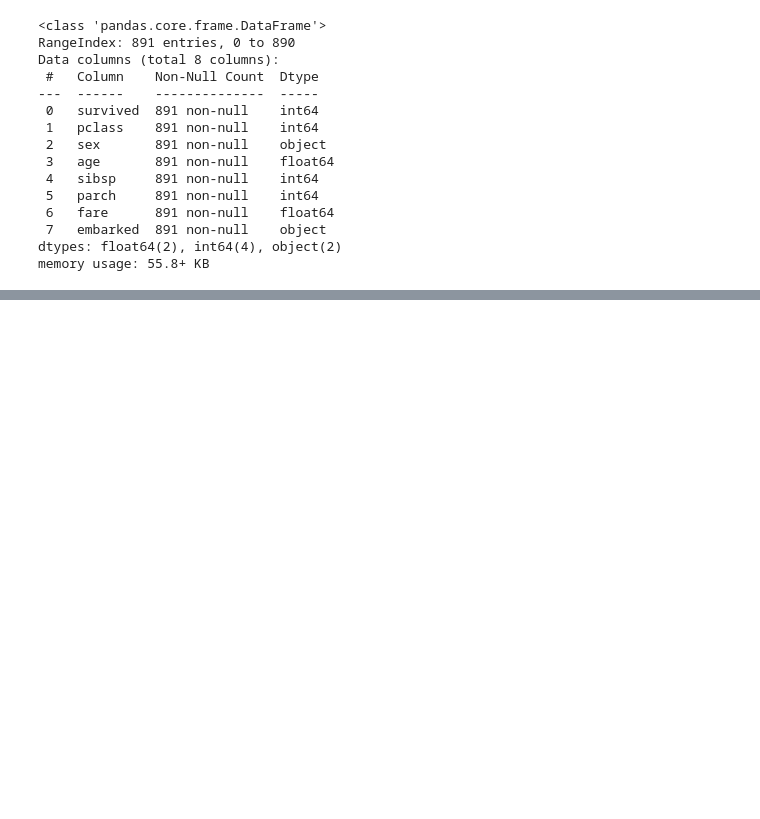
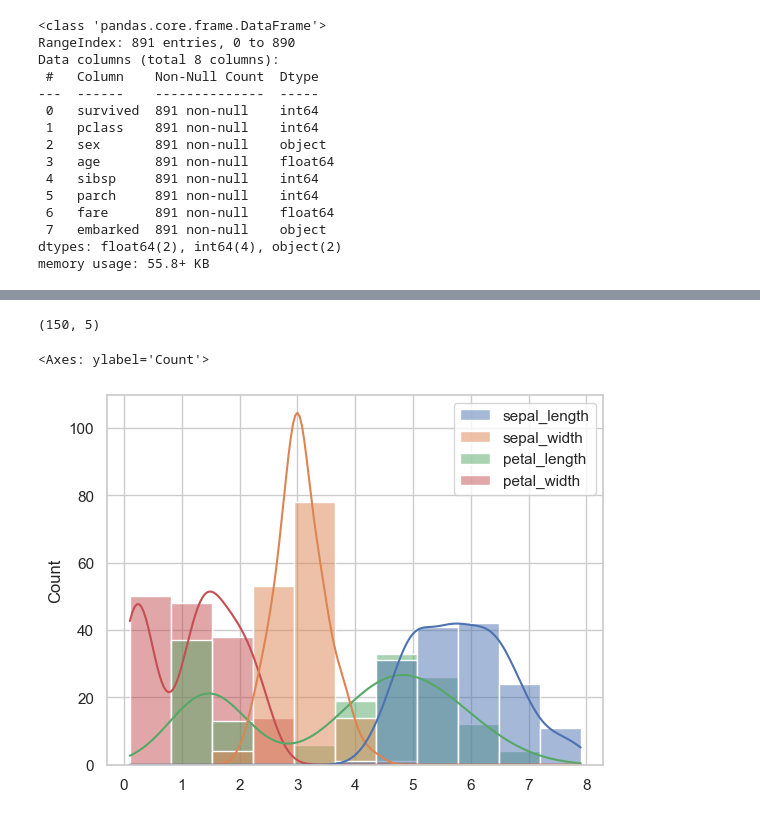
Before and after one commit to rashmiKumari03/Statistics_practical_FSDM_rev, a Jupyter notebook: Statistics_Practical_.ipynb, the cells around one changed output, grey strips where cells are left out. Cells and saved outputs as stored; diff of their text form; code cells hidden in the pictures; blank space fills up the shorter version.

```diff
--- a/Statistics_Practical_.ipynb
+++ b/Statistics_Practical_.ipynb
@@ -1048,0 +1157,3 @@ memory usage: 55.8+ KB
+# %%
+iris = pd.read_csv("./datasets/iris.csv")
+iris.head()
@@ -1048,0 +1167,9 @@ memory usage: 55.8+ KB
+# %%
+iris.shape
+# %% [output]
+(150, 5)
+# %%
+sns.histplot(iris,kde=True)  # This looks bit confusing so we will plot each of the features in subplots.
+# %% [output]
+<Axes: ylabel='Count'>
+[figure, added]
```
Also changed, not shown: parts of 47 cells of this notebook.
